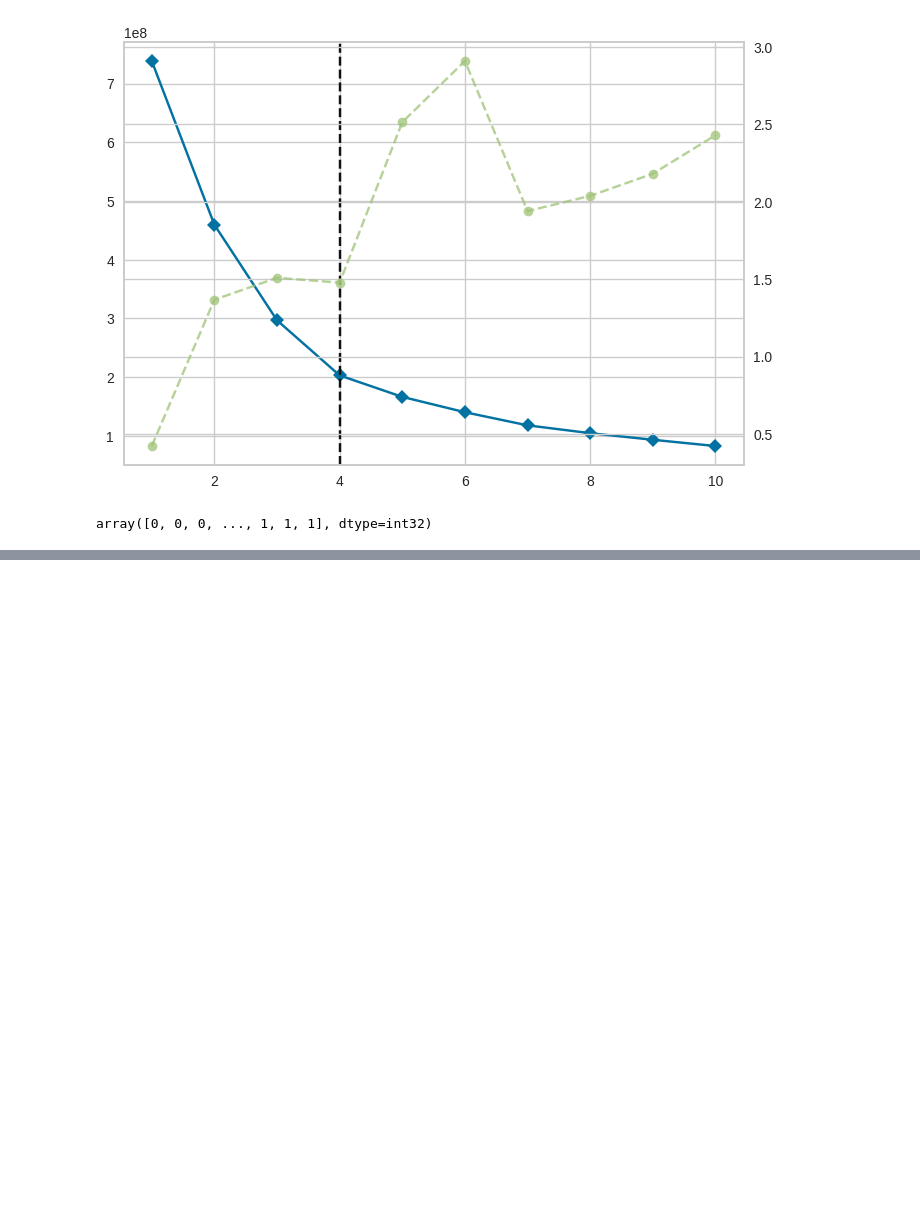
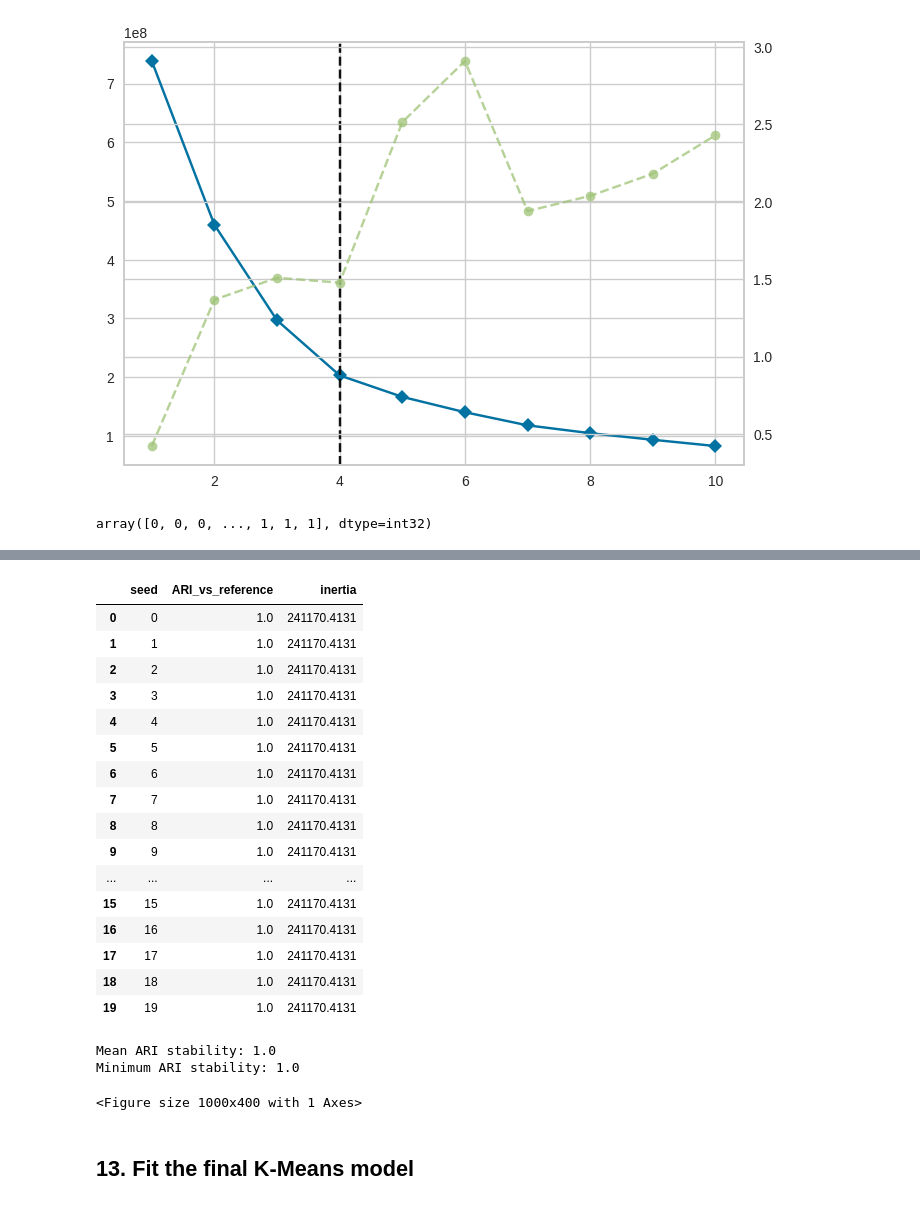
Before and after one commit to Jorgoluka100/uni_projects, a Jupyter notebook: Heat_Stress_Thermal_Clustering_Analysis.ipynb, the cells around one changed output, grey strips where cells are left out. Cells and saved outputs as stored; diff of their text form; code cells hidden in the pictures; blank space fills up the shorter version.

```diff
--- a/Heat_Stress_Thermal_Clustering_Analysis.ipynb
+++ b/Heat_Stress_Thermal_Clustering_Analysis.ipynb
@@ -145,0 +422,15 @@ array([0, 0, 0, ..., 1, 1, 1], dtype=int32)
+# %%
+# Remove almost-duplicate numerical features with extremely high correlation.
+numeric_frame = data[candidate_features].copy()
+corr = numeric_frame.corr(numeric_only=True).abs()
+
+upper = corr.where(np.triu(np.ones(corr.shape), k=1).astype(bool))
+high_corr_to_drop = [
+    column for column in upper.columns
+    if any(upper[column] > 0.995)
+]
+
+features = [c for c in candidate_features if c not in high_corr_to_drop]
+
+print("Dropped as near-duplicate (>0.995 |correlation|):", len(high_corr_to_drop))
+print("Final clustering features:", len(features))
@@ -145,0 +629,63 @@ array([0, 0, 0, ..., 1, 1, 1], dtype=int32)
+# %%
+SELECTED_K = best_k_silhouette
+
+reference = KMeans(
+    n_clusters=SELECTED_K,
+    n_init=50,
+    random_state=SEED,
+).fit(X_validation)
+
+reference_labels = reference.labels_
+
+stability_rows = []
+for seed in range(20):
+    model = KMeans(
+        n_clusters=SELECTED_K,
+        n_init=20,
+        random_state=seed,
+    ).fit(X_validation)
+
+    stability_rows.append({
+        "seed": seed,
+        "ARI_vs_reference": adjusted_rand_score(reference_labels, model.labels_),
+        "inertia": model.inertia_,
+    })
+
+stability = pd.DataFrame(stability_rows)
+
+display(stability.round(4))
+print("Mean ARI stability:", round(stability["ARI_vs_reference"].mean(), 4))
+print("Minimum ARI stability:", round(stability["ARI_vs_reference"].min(), 4))
+# %% [output]
+|  | seed | ARI_vs_reference | inertia |
+| 0 | 0 | 1.0 | 241170.4131 |
+| 1 | 1 | 1.0 | 241170.4131 |
+| 2 | 2 | 1.0 | 241170.4131 |
+| 3 | 3 | 1.0 | 241170.4131 |
+| 4 | 4 | 1.0 | 241170.4131 |
+| 5 | 5 | 1.0 | 241170.4131 |
+| 6 | 6 | 1.0 | 241170.4131 |
+| 7 | 7 | 1.0 | 241170.4131 |
+| 8 | 8 | 1.0 | 241170.4131 |
+| 9 | 9 | 1.0 | 241170.4131 |
+| ... | ... | ... | ... |
+| 15 | 15 | 1.0 | 241170.4131 |
+| 16 | 16 | 1.0 | 241170.4131 |
+| 17 | 17 | 1.0 | 241170.4131 |
+| 18 | 18 | 1.0 | 241170.4131 |
+| 19 | 19 | 1.0 | 241170.4131 |
+Mean ARI stability: 1.0
+Minimum ARI stability: 1.0
+# %%
+plt.figure(figsize=(10, 4))
+plt.plot(stability["seed"], stability["ARI_vs_reference"], marker="o")
+plt.ylim(-0.05, 1.05)
+plt.xlabel("Random seed")
+plt.ylabel("ARI vs reference clustering")
+plt.title(f"K-Means stability across seeds (K={SELECTED_K})")
+plt.grid(alpha=0.25)
+plt.show()
+# %% [output]
+<Figure size 1000x400 with 1 Axes>
+# %% [markdown]
+## 13. Fit the final K-Means model
```
Also changed, not shown: parts of 61 cells of this notebook.
